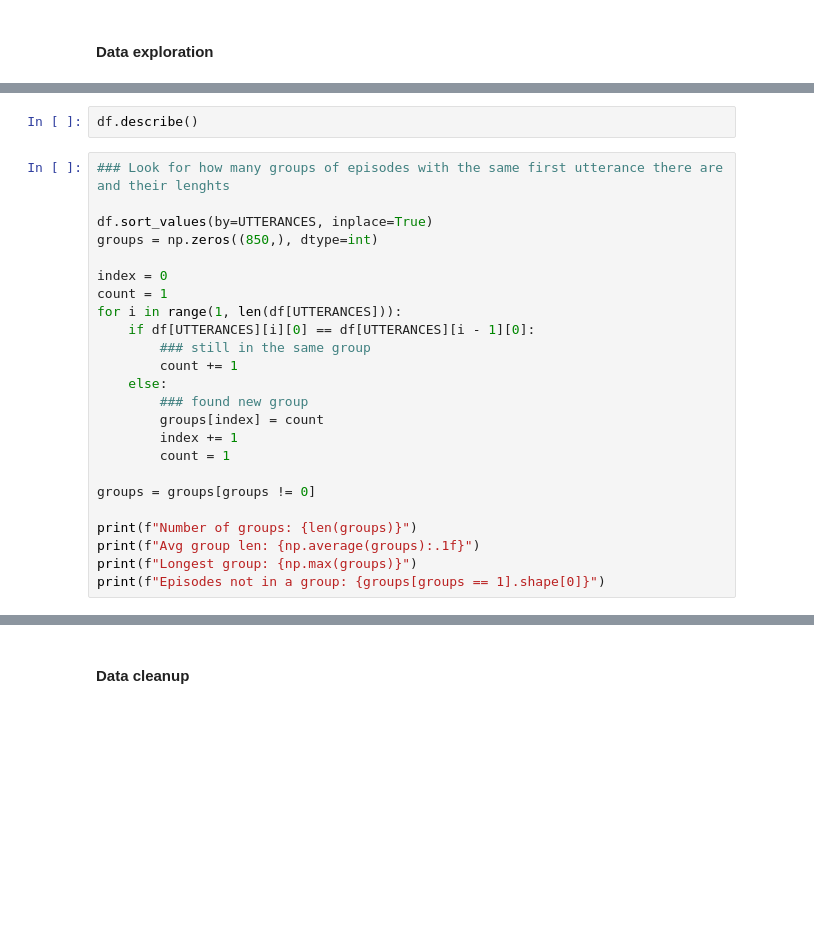
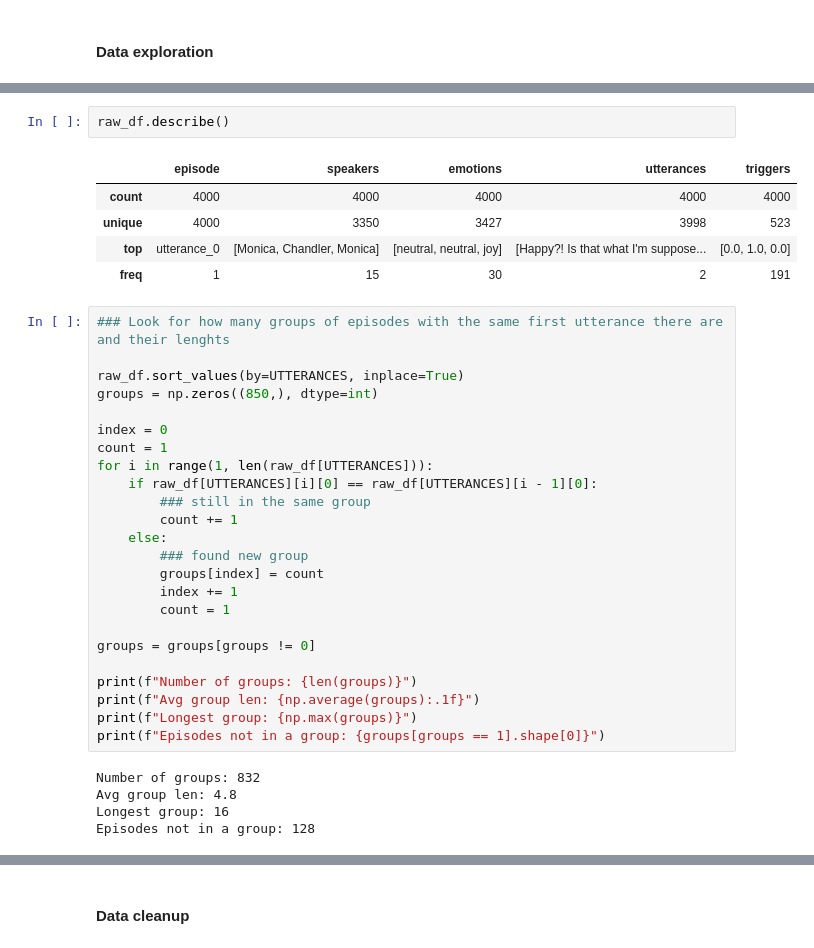
Before and after one commit to LeonardoM999/NLP-project, a Jupyter notebook: project.ipynb, the cells around one changed output, grey strips where cells are left out. Saved outputs shown, nothing was run; the diff lists cells and outputs as text; blank space fills up the shorter version.

```diff
--- a/project.ipynb
+++ b/project.ipynb
@@ -37,15 +49,21 @@ df.head()
 # %%
-df.describe()
+raw_df.describe()
+# %% [output]
+|  | episode | speakers | emotions | utterances | triggers |
+| count | 4000 | 4000 | 4000 | 4000 | 4000 |
+| unique | 4000 | 3350 | 3427 | 3998 | 523 |
+| top | utterance_0 | [Monica, Chandler, Monica] | [neutral, neutral, joy] | [Happy?! Is that what I'm suppose... | [0.0, 1.0, 0.0] |
+| freq | 1 | 15 | 30 | 2 | 191 |
 # %%
 ### Look for how many groups of episodes with the same first utterance there are and their lenghts
 
-df.sort_values(by=UTTERANCES, inplace=True)
+raw_df.sort_values(by=UTTERANCES, inplace=True)
 groups = np.zeros((850,), dtype=int)
 
 index = 0
 count = 1
-for i in range(1, len(df[UTTERANCES])):
-    if df[UTTERANCES][i][0] == df[UTTERANCES][i - 1][0]:
+for i in range(1, len(raw_df[UTTERANCES])):
+    if raw_df[UTTERANCES][i][0] == raw_df[UTTERANCES][i - 1][0]:
         ### still in the same group
         count += 1
     else:
@@ -60,6 +78,11 @@ print(f"Number of groups: {len(groups)}")
 print(f"Avg group len: {np.average(groups):.1f}")
 print(f"Longest group: {np.max(groups)}")
 print(f"Episodes not in a group: {groups[groups == 1].shape[0]}")
+# %% [output]
+Number of groups: 832
+Avg group len: 4.8
+Longest group: 16
+Episodes not in a group: 128
 # %%
 ### Count how many speakers there are in each episode
 
```
Also changed, not shown: parts of 34 cells of this notebook, 1 other file.
